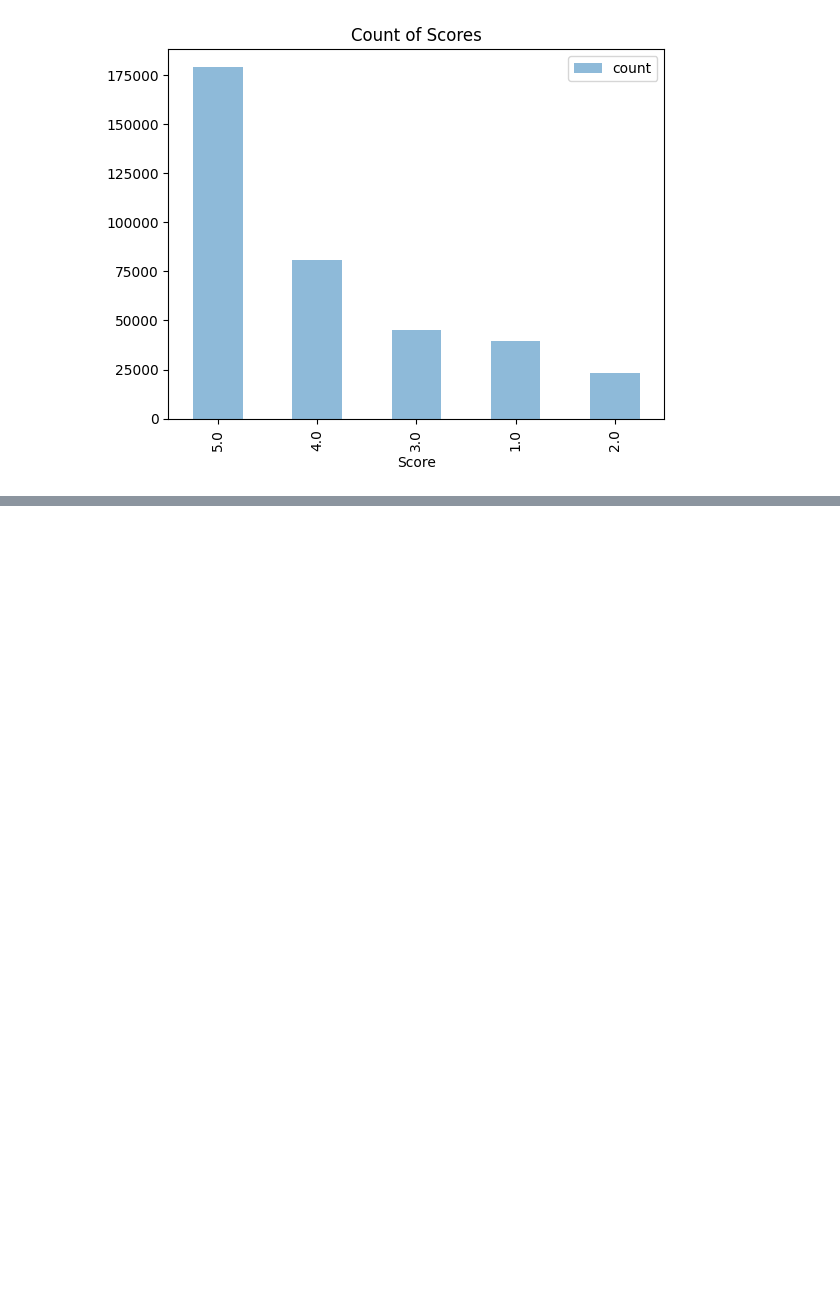
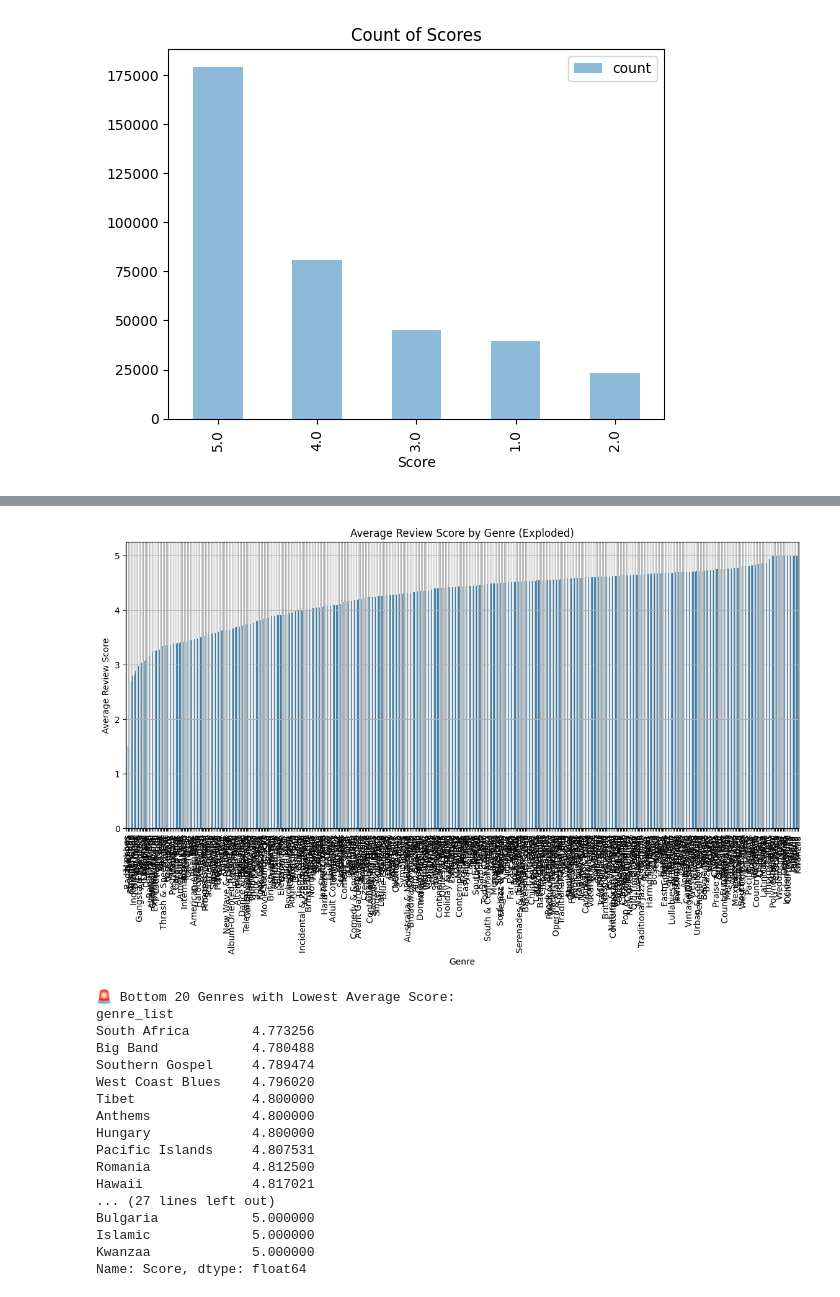
Before and after one commit to thoknee/cs506Midterm2, a Jupyter notebook: analysis.ipynb, the cells around one changed output, grey strips where cells are left out. Drawn from its saved outputs; the diff is of its cells as text; code cells hidden in the pictures; blank space fills up the shorter version.

```diff
--- a/analysis.ipynb
+++ b/analysis.ipynb
@@ -208,0 +279,48 @@ plt.show()
+# %%
+import matplotlib.pyplot as plt
+
+# Fill missing genres
+trainingSet['genres'] = trainingSet['genres'].fillna('unknown')
+
+# Split genres into a list
+trainingSet['genre_list'] = trainingSet['genres'].apply(lambda x: str(x).split(','))
+
+# Explode so each row has one genre
+exploded_genres = trainingSet.explode('genre_list')
+exploded_genres['genre_list'] = exploded_genres['genre_list'].str.strip()
+
+# Group by genre and calculate average score
+genre_score = exploded_genres.groupby('genre_list')['Score'].mean().sort_values()
+
+# Plot all genres
+plt.figure(figsize=(14,6))
+genre_score.plot(kind='bar')
+plt.title("Average Review Score by Genre (Exploded)")
+plt.xlabel("Genre")
+plt.ylabel("Average Review Score")
+plt.xticks(rotation=90)
+plt.grid(True)
+plt.show()
+
+# ➡️ SHOW the Bottom 20 Genres!
+print("\n🚨 Bottom 20 Genres with Lowest Average Score:")
+print(genre_score.tail(40))
+# %% [output]
+[figure, added]
+🚨 Bottom 20 Genres with Lowest Average Score:
+genre_list
+South Africa        4.773256
+Big Band            4.780488
+Southern Gospel     4.789474
+West Coast Blues    4.796020
+Tibet               4.800000
+Anthems             4.800000
+Hungary             4.800000
+Pacific Islands     4.807531
+Romania             4.812500
+Hawaii              4.817021
+... (27 lines left out)
+Bulgaria            5.000000
+Islamic             5.000000
+Kwanzaa             5.000000
+Name: Score, dtype: float64
```
Also changed, not shown: parts of 8 cells of this notebook, 2 other files.
